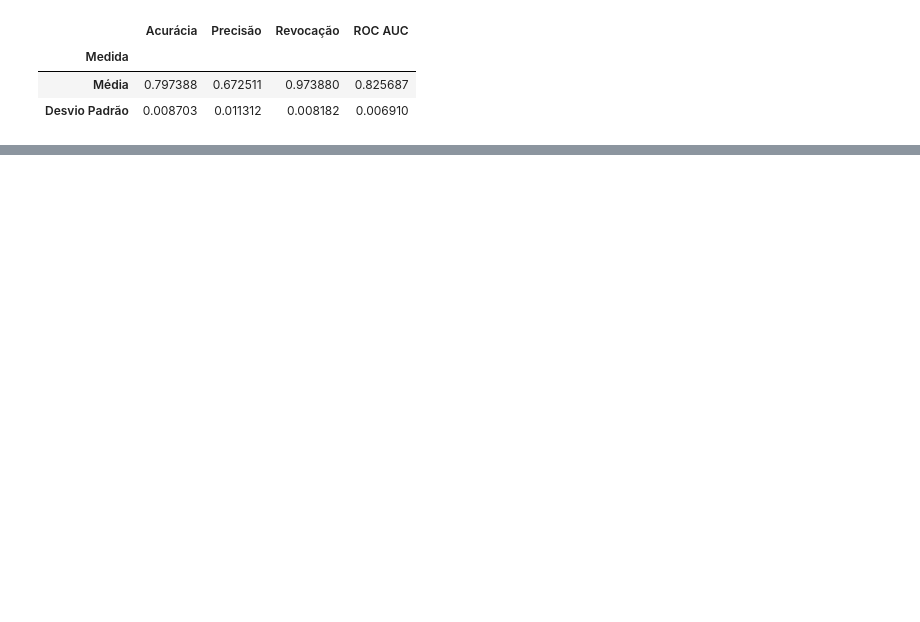
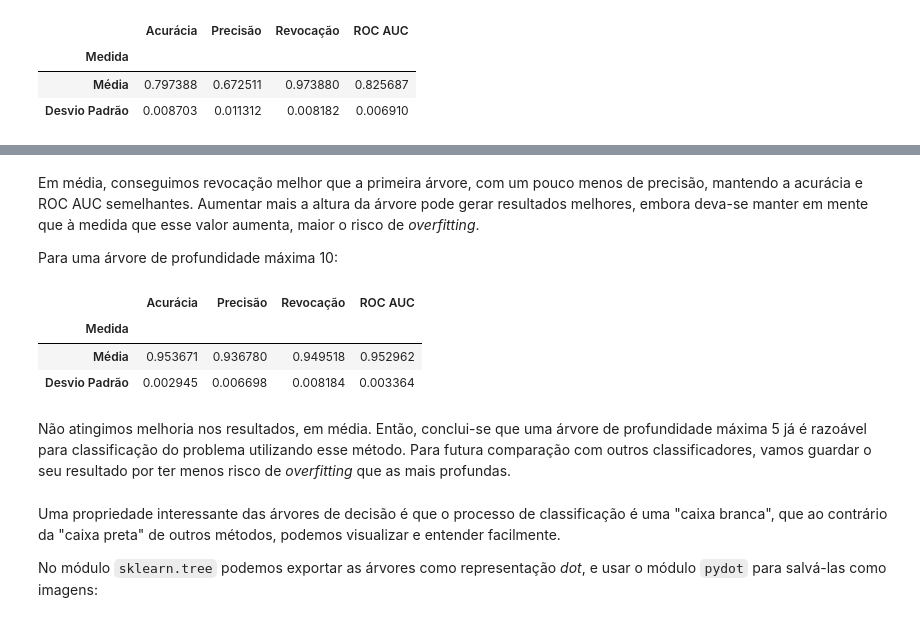
Before and after one commit to marscos/learning_exoplanets, a Jupyter notebook: Aprendizado de Máquina - TP1.ipynb, the cells around one changed output, grey strips where cells are left out. Saved outputs shown, nothing was run; the diff lists cells and outputs as text; code cells hidden in the pictures; blank space fills up the shorter version.

```diff
--- a/Aprendizado de Máquina - TP1.ipynb
+++ b/Aprendizado de Máquina - TP1.ipynb
@@ -205,0 +284,22 @@ O cálculo de $P(y \mid X)$ está favorecendo $P(y = 1 \mid X)$ mais frequenteme
+# %% [markdown]
+Em média, conseguimos revocação melhor que a primeira árvore, com um pouco menos de precisão, mantendo a acurácia e ROC AUC semelhantes. Aumentar mais a altura da árvore pode gerar resultados melhores, embora deva-se manter em mente que à medida que esse valor aumenta, maior o risco de _overfitting_.
+
+Para uma árvore de profundidade máxima 10:
+# %%
+dt_depth10 = tree.DecisionTreeClassifier(max_depth=10)
+depth10_results = []
+trees = []
+for train, test in kfold.split(koi, target):
+    dt_depth10 = dt_depth10.fit(koi.iloc[train], target.iloc[train])
+    y_pred = dt_depth10.predict(koi.iloc[test])
+    depth10_results.append(evaluate_prediction(target[test], y_pred))
+depth10_results = np.array(depth10_results)
+results.loc["Decision Tree"] = [depth10_results.mean(axis=0), depth10_results.std(axis=0)]
+results.loc["Decision Tree"]
+# %% [output]
+|  | Acurácia | Precisão | Revocação | ROC AUC |
+| Medida |  |  |  |  |
+| Média | 0.953671 | 0.936780 | 0.949518 | 0.952962 |
+| Desvio Padrão | 0.002945 | 0.006698 | 0.008184 | 0.003364 |
+# %% [markdown]
+Não atingimos melhoria nos resultados, em média. Então, conclui-se que uma árvore de profundidade máxima 5 já é razoável para classificação do problema utilizando esse método. Para futura comparação com outros classificadores, vamos guardar o seu resultado por ter menos risco de _overfitting_ que as mais profundas.
@@ -205,0 +308,4 @@ O cálculo de $P(y \mid X)$ está favorecendo $P(y = 1 \mid X)$ mais frequenteme
+# %% [markdown]
+Uma propriedade interessante das árvores de decisão é que o processo de classificação é uma "caixa branca", que ao contrário da "caixa preta" de outros métodos, podemos visualizar e entender facilmente.
+
+No módulo `sklearn.tree` podemos exportar as árvores como representação _dot_, e usar o módulo `pydot` para salvá-las como imagens:
```
Also changed, not shown: parts of 18 cells of this notebook, 5 other files.
